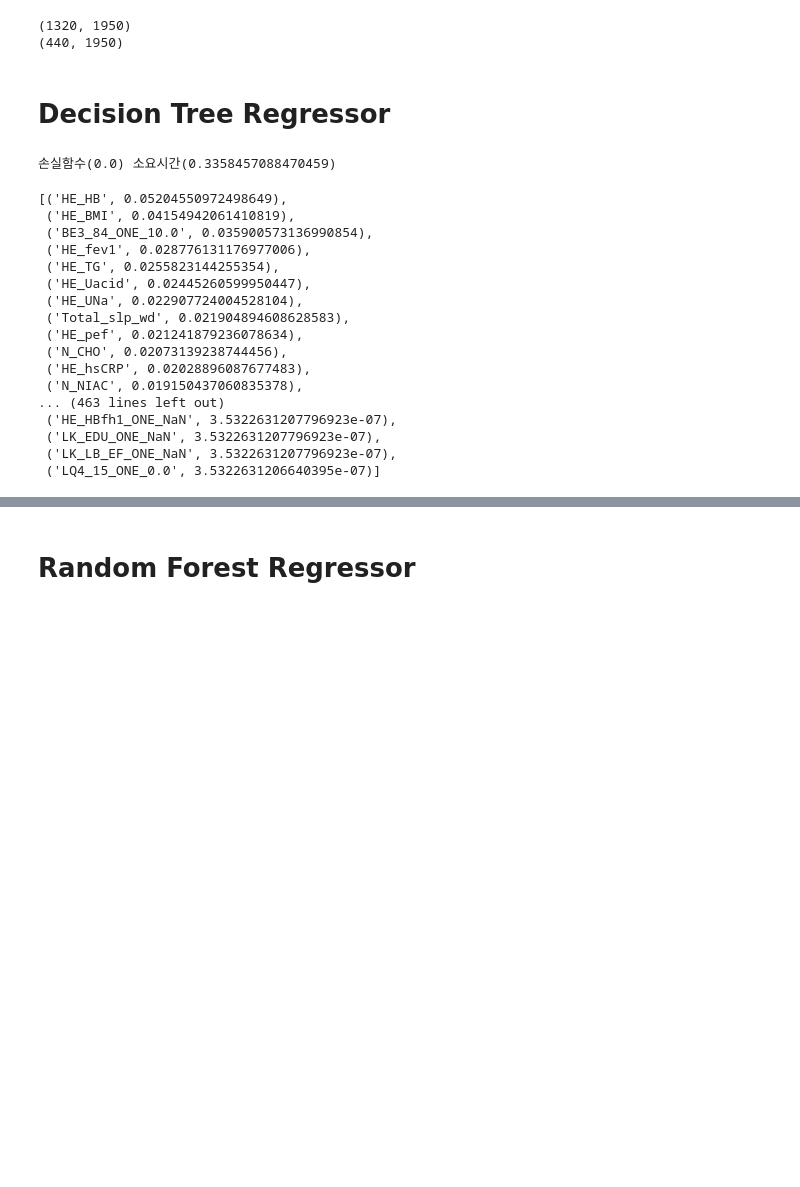
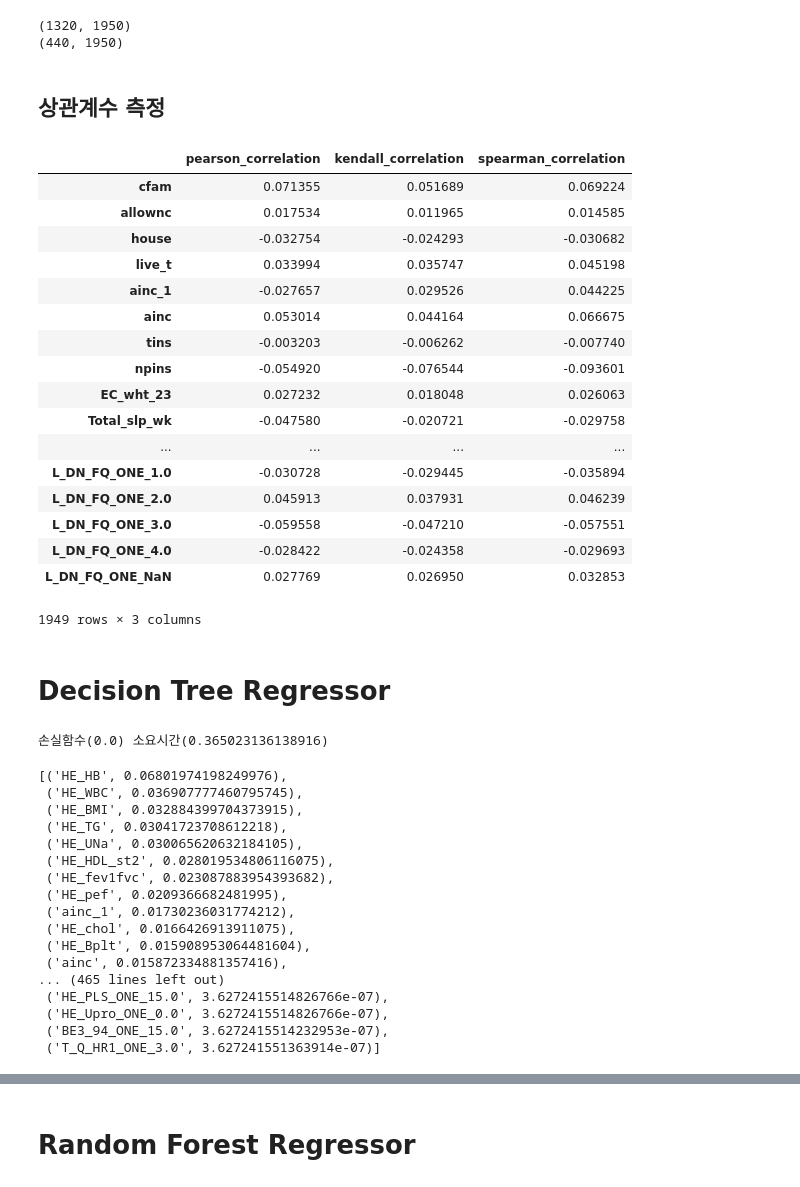
Before and after one commit to zoot0134/kdata_project_2018, a Jupyter notebook: DecisionTreeClassifier_to_pdf_accuracyRate_5(LEE).ipynb, the cells around one changed output, grey strips where cells are left out. Cells and saved outputs as stored; diff of their text form; code cells hidden in the pictures; blank space fills up the shorter version.

Commit message:
feature importances score 추출 및 Excel 저장 추가

```diff
--- a/DecisionTreeClassifier_to_pdf_accuracyRate_5(LEE).ipynb
+++ b/DecisionTreeClassifier_to_pdf_accuracyRate_5(LEE).ipynb
@@ -1203,6 +1203,34 @@ X = one_hot_df.columns.drop(Y).tolist()
 # %% [output]
 (1320, 1950)
 (440, 1950)
+# %% [markdown]
+## 상관계수 측정
+# %%
+score_df = pd.DataFrame()
+score_df['pearson_correlation']  = one_hot_df.corr(method='pearson')['HE_MAP']
+score_df['kendall_correlation']  = one_hot_df.corr(method='kendall')['HE_MAP']
+score_df['spearman_correlation'] = one_hot_df.corr(method='spearman')['HE_MAP']
+score_df = score_df[1:]
+score_df
+# %% [output]
+|  | pearson_correlation | kendall_correlation | spearman_correlation |
+| cfam | 0.071355 | 0.051689 | 0.069224 |
+| allownc | 0.017534 | 0.011965 | 0.014585 |
+| house | -0.032754 | -0.024293 | -0.030682 |
+| live_t | 0.033994 | 0.035747 | 0.045198 |
+| ainc_1 | -0.027657 | 0.029526 | 0.044225 |
+| ainc | 0.053014 | 0.044164 | 0.066675 |
+| tins | -0.003203 | -0.006262 | -0.007740 |
+| npins | -0.054920 | -0.076544 | -0.093601 |
+| EC_wht_23 | 0.027232 | 0.018048 | 0.026063 |
+| Total_slp_wk | -0.047580 | -0.020721 | -0.029758 |
+| ... | ... | ... | ... |
+| L_DN_FQ_ONE_1.0 | -0.030728 | -0.029445 | -0.035894 |
+| L_DN_FQ_ONE_2.0 | 0.045913 | 0.037931 | 0.046239 |
+| L_DN_FQ_ONE_3.0 | -0.059558 | -0.047210 | -0.057551 |
+| L_DN_FQ_ONE_4.0 | -0.028422 | -0.024358 | -0.029693 |
+| L_DN_FQ_ONE_NaN | 0.027769 | 0.026950 | 0.032853 |
+1949 rows × 3 columns
 # %% [markdown]
 # Decision Tree Regressor
 # %%
@@ -1237,27 +1265,30 @@ maxdepth가 낮으면 처리 속도가 빠름
 for depth in range(one_hot_df.columns.size, 5, -1) :
     accuracy_rate = runDTR(X, Y, train_df, test_df, depth)
 '''
-model, mse = runDTR(X, Y, train_df, test_df, one_hot_df.columns.size-1)
 
-feature_score_list = [ (feature, score) for feature, score in zip(X,model.feature_importances_) if score > 0.0 ]
+tmp_df = pd.DataFrame()
+
+dtr_model, dtr_mse = runDTR(X, Y, train_df, test_df, one_hot_df.columns.size-1)
+
+feature_score_list = [ (feature, score) for feature, score in zip(X,dtr_model.feature_importances_) if score > 0.0 ]
 feature_score_list.sort(key = lambda t: t[-1], reverse=True)
 feature_score_list
 # %% [output]
-손실함수(0.0) 소요시간(0.3358457088470459)
+손실함수(0.0) 소요시간(0.365023136138916)
-[('HE_HB', 0.05204550972498649),
- ('HE_BMI', 0.04154942061410819),
- ('BE3_84_ONE_10.0', 0.035900573136990854),
- ('HE_fev1', 0.028776131176977006),
- ('HE_TG', 0.0255823144255354),
- ('HE_Uacid', 0.02445260599950447),
- ('HE_UNa', 0.022907724004528104),
- ('Total_slp_wd', 0.021904894608628583),
- ('HE_pef', 0.021241879236078634),
- ('N_CHO', 0.02073139238744456),
- ('HE_hsCRP', 0.02028896087677483),
- ('N_NIAC', 0.019150437060835378),
-... (463 lines left out)
- ('HE_HBfh1_ONE_NaN', 3.5322631207796923e-07),
- ('LK_EDU_ONE_NaN', 3.5322631207796923e-07),
- ('LK_LB_EF_ONE_NaN', 3.5322631207796923e-07),
- ('LQ4_15_ONE_0.0', 3.5322631206640395e-07)]
+[('HE_HB', 0.06801974198249976),
+ ('HE_WBC', 0.036907777460795745),
+ ('HE_BMI', 0.032884399704373915),
+ ('HE_TG', 0.03041723708612218),
+ ('HE_UNa', 0.030065620632184105),
+ ('HE_HDL_st2', 0.028019534806116075),
+ ('HE_fev1fvc', 0.023087883954393682),
+ ('HE_pef', 0.0209366682481995),
+ ('ainc_1', 0.01730236031774212),
+ ('HE_chol', 0.0166426913911075),
+ ('HE_Bplt', 0.015908953064481604),
+ ('ainc', 0.015872334881357416),
+... (465 lines left out)
+ ('HE_PLS_ONE_15.0', 3.6272415514826766e-07),
+ ('HE_Upro_ONE_0.0', 3.6272415514826766e-07),
+ ('BE3_94_ONE_15.0', 3.6272415514232953e-07),
+ ('T_Q_HR1_ONE_3.0', 3.627241551363914e-07)]
```
Also changed, not shown: parts of 5 cells of this notebook.
